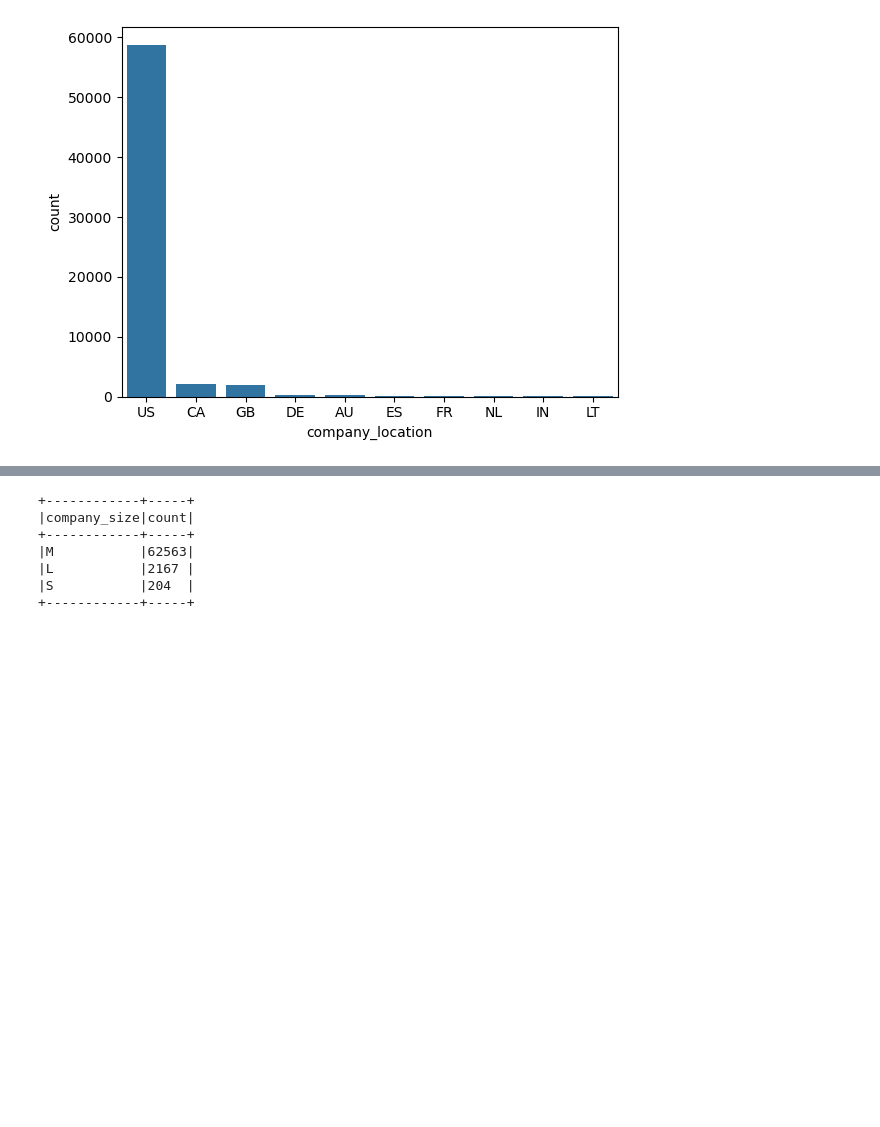
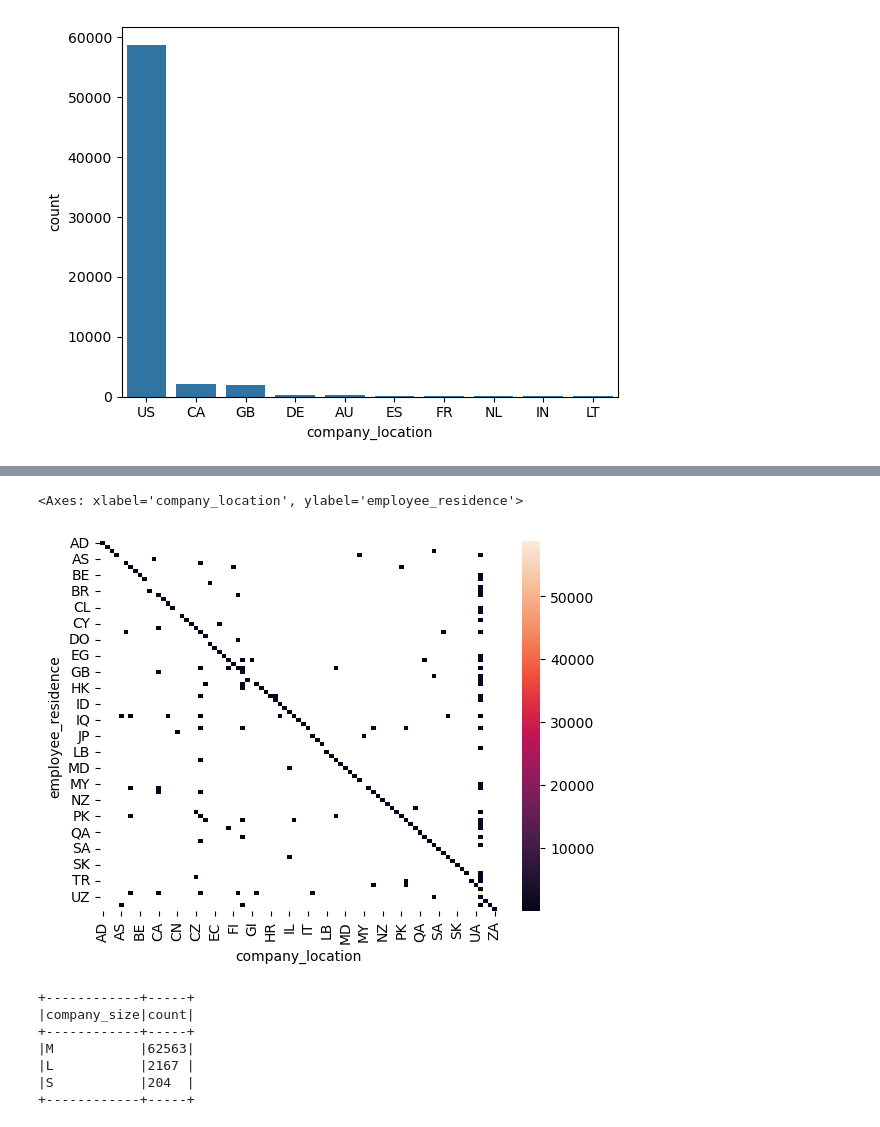
Before and after one commit to aurelixv/tcc-data-mining-2024, a Jupyter notebook: notebooks/exploratory-data-analysis.ipynb, the cells around one changed output, grey strips where cells are left out. Cells and saved outputs as stored; diff of their text form; code cells hidden in the pictures; blank space fills up the shorter version.

```diff
--- a/notebooks/exploratory-data-analysis.ipynb
+++ b/notebooks/exploratory-data-analysis.ipynb
@@ -303,3 +303,9 @@ sns.barplot(empresa.toPandas(), x="company_location", y="count")
 # %% [output]
 <Axes: xlabel='company_location', ylabel='count'>
 [figure]
+# %%
+residence_location = (
+    df.groupBy("employee_residence", "company_location")
+    .agg(F.count("*").alias("count"))
+    .sort("count", ascending=False)
+)
@@ -306,3 +332,12 @@ sns.barplot(empresa.toPandas(), x="company_location", y="count")
+# %%
+sns.heatmap(
+    residence_location.toPandas().pivot(
+        index="employee_residence", columns="company_location", values="count"
+    )
+)
+# %% [output]
+<Axes: xlabel='company_location', ylabel='employee_residence'>
+[figure, added]
 # %%
 tamanho_empresa = (
     df.groupBy("company_size")
```
Also changed, not shown: parts of 22 cells of this notebook.
